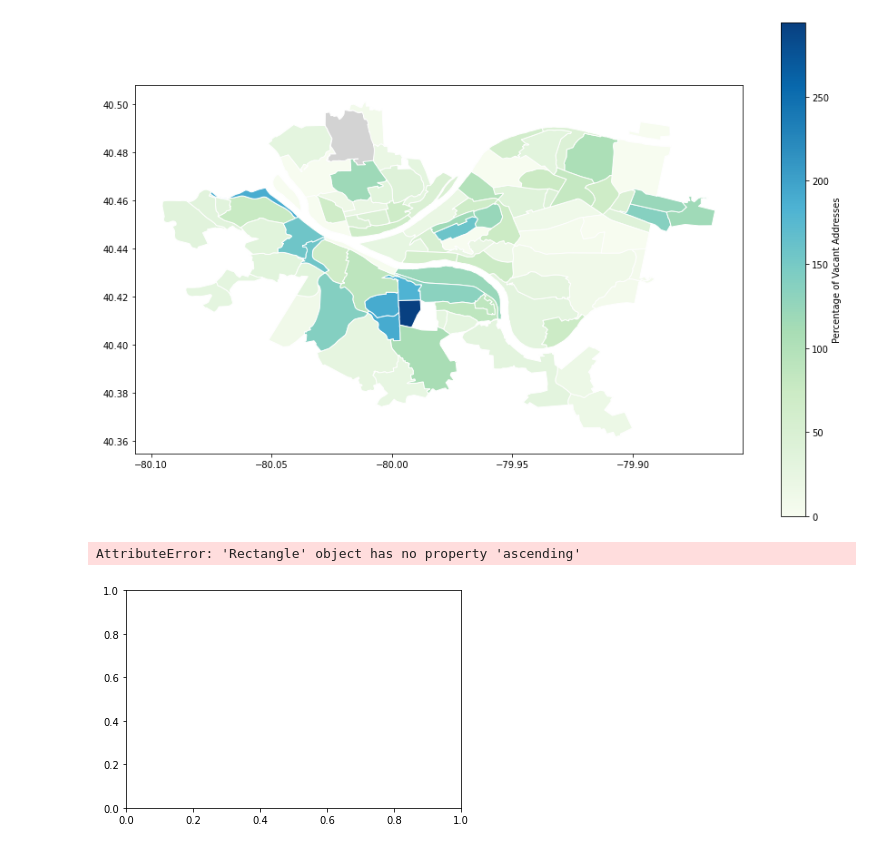
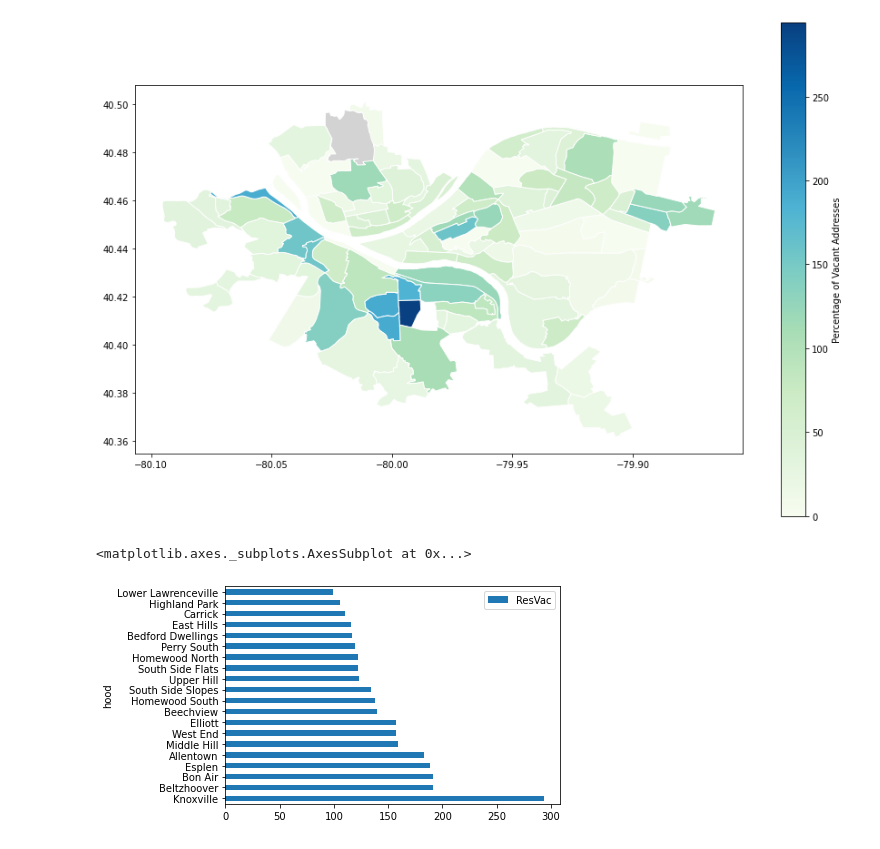
Before and after one commit to spatel1245/Final-Project, a Jupyter notebook: Final Notebook.ipynb, the cells around one changed output. Drawn from its saved outputs; the diff is of its cells as text; code cells hidden in the pictures.

```diff
--- a/Final Notebook.ipynb
+++ b/Final Notebook.ipynb
@@ -76,7 +80,7 @@ vacantMap.plot(column='ResVac',
 [figure]
 # %%
 vacantAddresses = vacantAddresses.sort_values('ResVac', ascending=False)
-vacantAddresses.head(20).plot.barh(x='hood', ascending=False)
+vacantAddresses.head(20).plot.barh(x='hood')
 # %% [output]
-AttributeError: 'Rectangle' object has no property 'ascending'
+<matplotlib.axes._subplots.AxesSubplot at 0x...>
-[figure, old version]
+[figure, new version]
```
Also changed, not shown: parts of 1 cell of this notebook.
